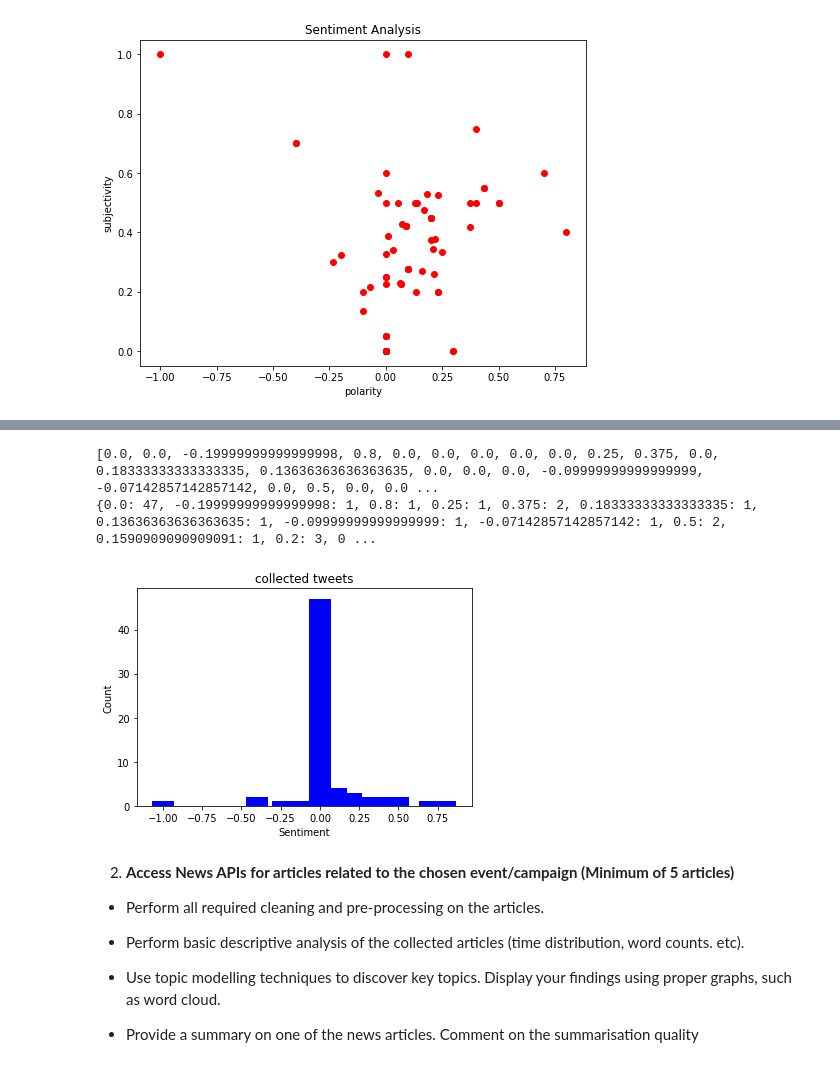
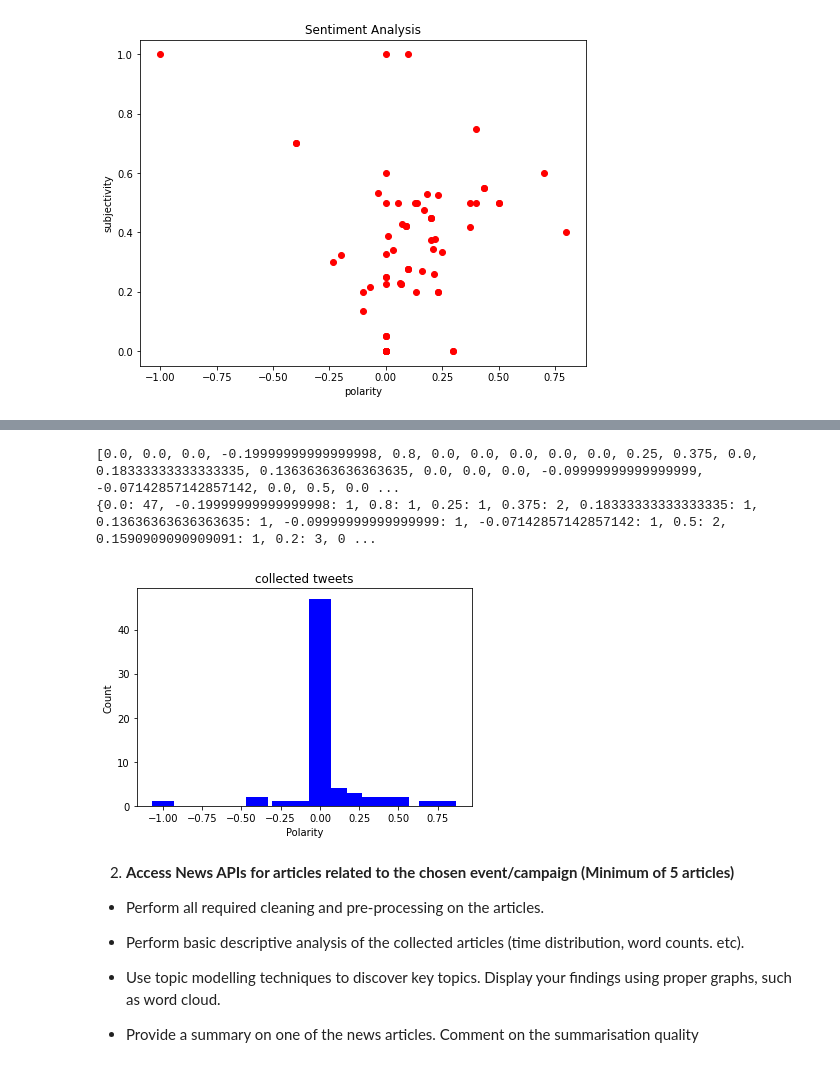
Before and after one commit to ishancoderr/3D_modeling, a Jupyter notebook: tweety01.ipynb, the cells around one changed output, grey strips where cells are left out. Cells and saved outputs as stored; diff of their text form; code cells hidden in the pictures.

```diff
--- a/tweety01.ipynb
+++ b/tweety01.ipynb
@@ -138,29 +138,29 @@ plt.show()
 # %%
 from collections import Counter
 import numpy as np
 m=df['Polarity']
 n=np.array(m)
 A=[]
 for i in range(len(n)):
   s=n[i]
 
   A.append(s)
 
 print(A)
 a = dict(Counter(A))
 print(a)
 a_dictionary = a
 keys = a_dictionary.keys()
 values = a_dictionary.values()
 plt.bar(keys, values, color='blue', width=0.14)
 plt.title('collected tweets')
-plt.xlabel('Sentiment')
+plt.xlabel('Polarity')
 plt.ylabel('Count')
 plt.show()
 # %% [output]
-[0.0, 0.0, -0.19999999999999998, 0.8, 0.0, 0.0, 0.0, 0.0, 0.0, 0.25, 0.375, 0.0, 0.18333333333333335, 0.13636363636363635, 0.0, 0.0, 0.0, -0.09999999999999999, -0.07142857142857142, 0.0, 0.5, 0.0, 0.0 ...
+[0.0, 0.0, 0.0, -0.19999999999999998, 0.8, 0.0, 0.0, 0.0, 0.0, 0.0, 0.25, 0.375, 0.0, 0.18333333333333335, 0.13636363636363635, 0.0, 0.0, 0.0, -0.09999999999999999, -0.07142857142857142, 0.0, 0.5, 0.0 ...
 {0.0: 47, -0.19999999999999998: 1, 0.8: 1, 0.25: 1, 0.375: 2, 0.18333333333333335: 1, 0.13636363636363635: 1, -0.09999999999999999: 1, -0.07142857142857142: 1, 0.5: 2, 0.1590909090909091: 1, 0.2: 3, 0 ...
-[figure, old version]
+[figure, new version]
 # %% [markdown]
 2.	**Access News APIs for articles related to the chosen event/campaign (Minimum of 5 articles)**
 
```
Also changed, not shown: parts of 17 cells of this notebook.
